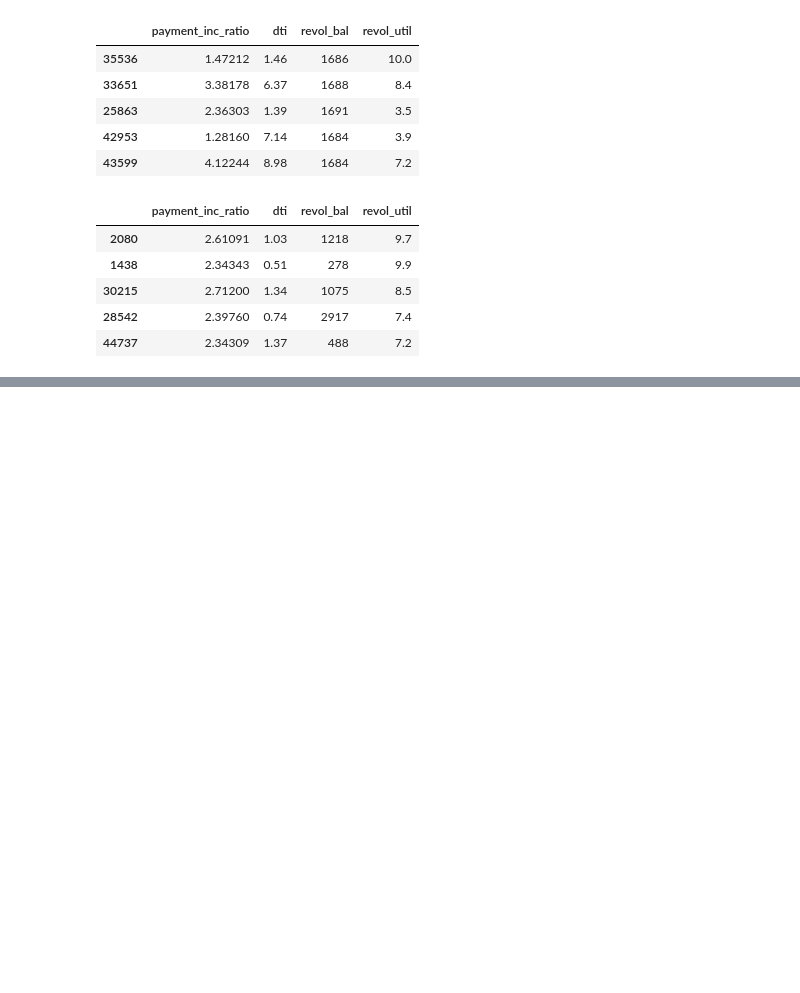
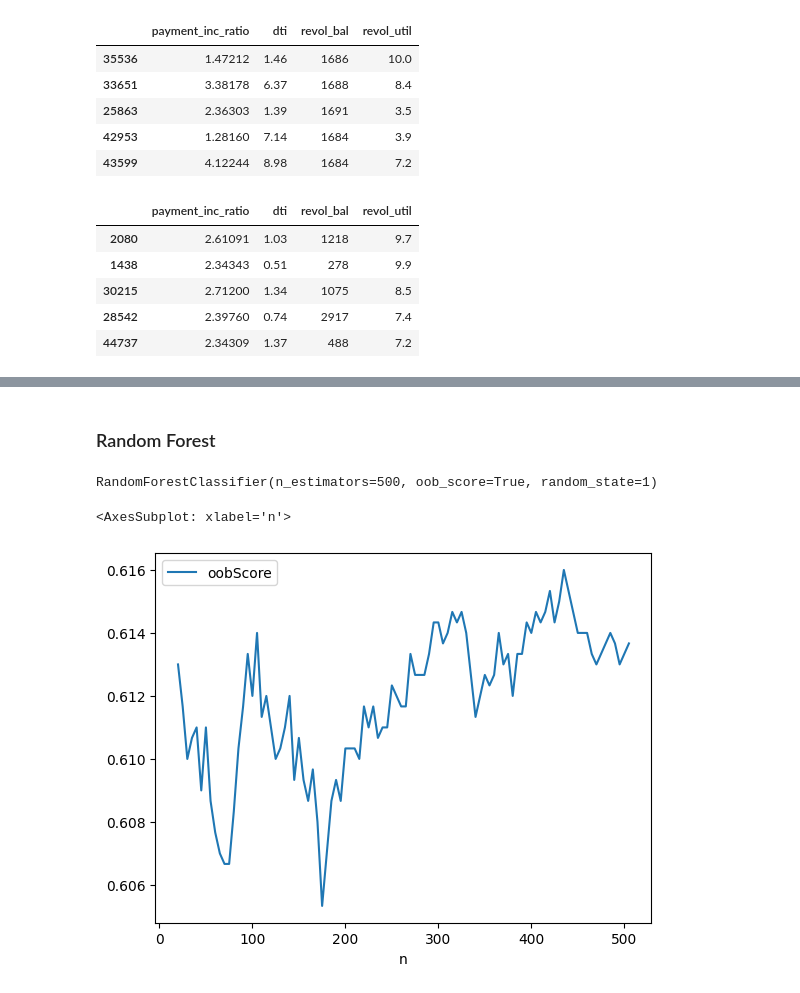
Before and after one commit to vikaschauhan734/practical_statistics_for_data_scientists, a Jupyter notebook: 06.ipynb, the cells around one changed output, grey strips where cells are left out. Saved outputs shown, nothing was run; the diff lists cells and outputs as text; code cells hidden in the pictures; blank space fills up the shorter version.

```diff
--- a/06.ipynb
+++ b/06.ipynb
@@ -75,0 +105,2 @@ X.iloc[nbrs[1][0], :]
+# %%
+loan3000 = pd.read_csv('loan3000.csv')
@@ -75,0 +134,25 @@ X.iloc[nbrs[1][0], :]
+# %% [markdown]
+### Random Forest
+# %%
+predictors = ['borrower_score', 'payment_inc_ratio']
+outcome = 'outcome'
+
+X = loan3000[predictors]
+y = loan3000[outcome]
+
+rf = RandomForestClassifier(n_estimators=500, random_state=1, oob_score=True)
+rf.fit(X, y)
+# %% [output]
+RandomForestClassifier(n_estimators=500, oob_score=True, random_state=1)
+# %%
+n_estimator = list(range(20, 510, 5))
+oobScores= []
+for n in n_estimator:
+    rf = RandomForestClassifier(n_estimators=n, criterion='entropy', max_depth=5, random_state=1, oob_score=True)
+    rf.fit(X, y)
+    oobScores.append(rf.oob_score_)
+df = pd.DataFrame({'n':n_estimator, 'oobScore': oobScores})
+df.plot(x='n', y='oobScore')
+# %% [output]
+<AxesSubplot: xlabel='n'>
+[figure, added]
```
Also changed, not shown: parts of 12 cells of this notebook.
